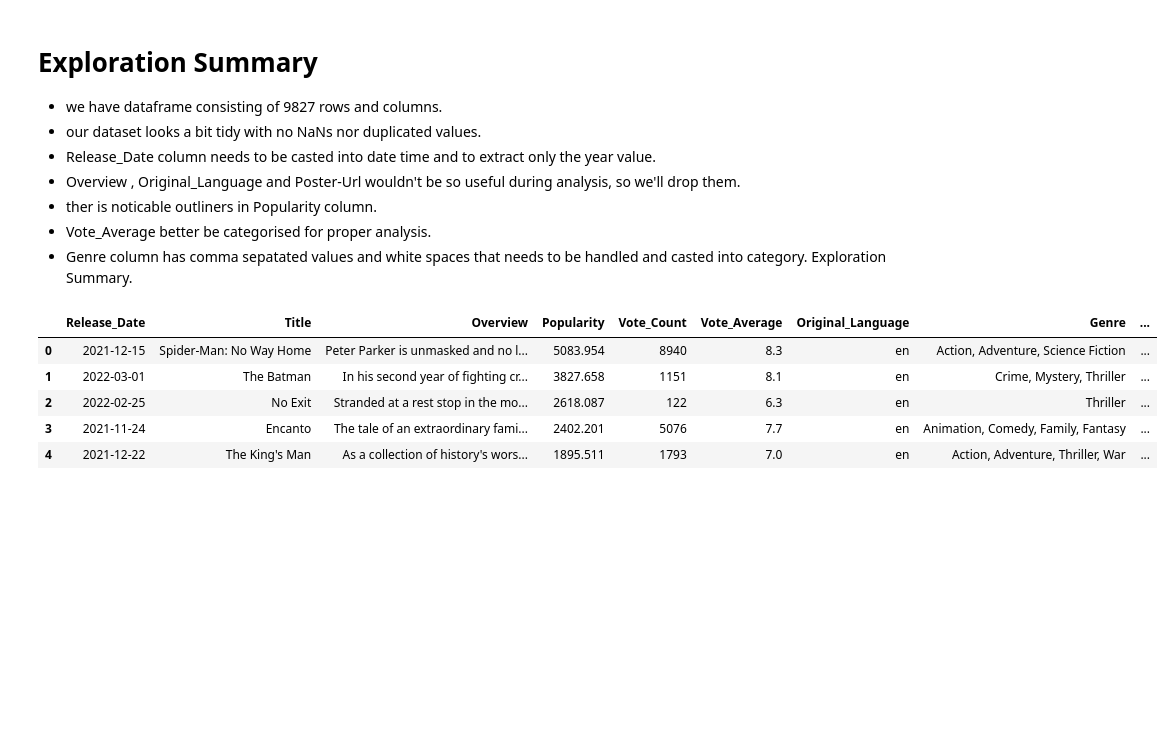
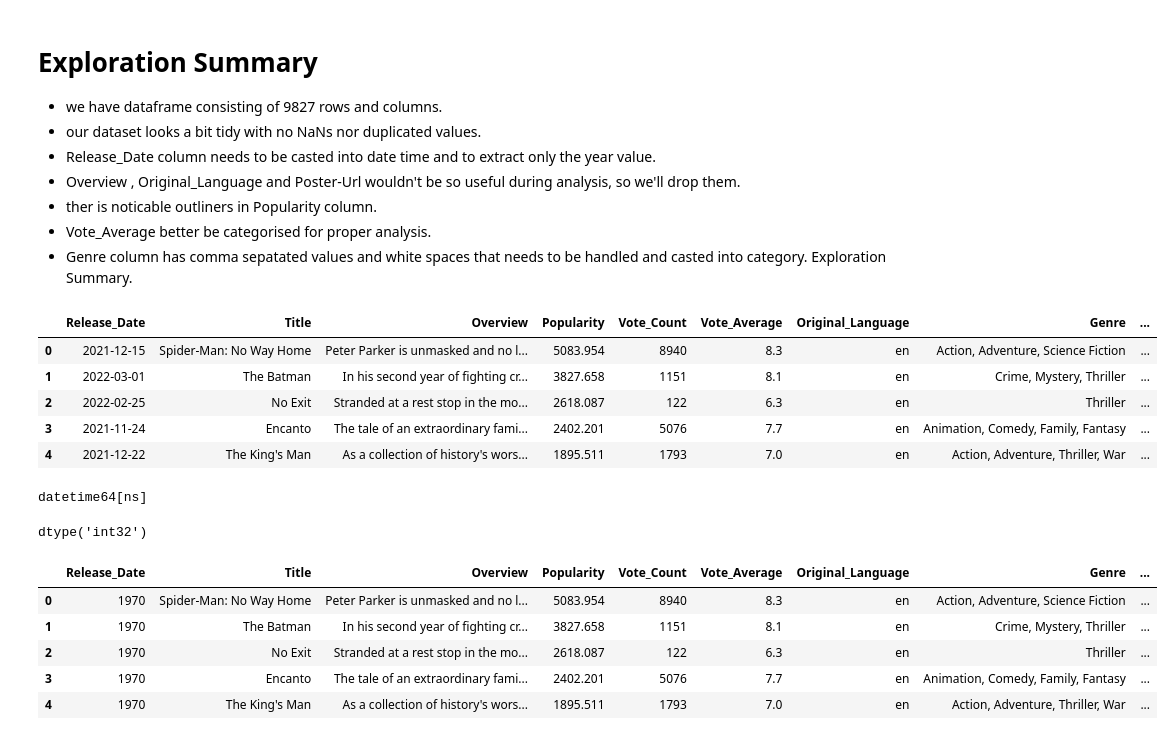
Before and after one commit to Roshanshres/netflix-data-analysis, a Jupyter notebook: netflix_data_analysis.ipynb, the cells around one changed output. Cells and saved outputs as stored; diff of their text form; code cells hidden in the pictures; blank space fills up the shorter version.

```diff
--- a/netflix_data_analysis.ipynb
+++ b/netflix_data_analysis.ipynb
@@ -92,6 +92,22 @@ df.head()
 | 3 | 2021-11-24 | Encanto | The tale of an extraordinary fami... | 2402.201 | 5076 | 7.7 | en | Animation, Comedy, Family, Fantasy | ... |
 | 4 | 2021-12-22 | The King's Man | As a collection of history's wors... | 1895.511 | 1793 | 7.0 | en | Action, Adventure, Thriller, War | ... |
 # %%
-
-df['Release_Date'] = pd.to_datetime(df[datetime])
-print(df['Release_Date'])
+df['Release_Date'] = pd.to_datetime(df['Release_Date'])
+print(df['Release_Date'].dtypes)
+#datetime data type
+# %% [output]
+datetime64[ns]
+# %%
+df['Release_Date'] = df['Release_Date'].dt.year
+df['Release_Date'].dtypes
+# %% [output]
+dtype('int32')
+# %%
+df.head()
+# %% [output]
+|  | Release_Date | Title | Overview | Popularity | Vote_Count | Vote_Average | Original_Language | Genre | ... |
+| 0 | 1970 | Spider-Man: No Way Home | Peter Parker is unmasked and no l... | 5083.954 | 8940 | 8.3 | en | Action, Adventure, Science Fiction | ... |
+| 1 | 1970 | The Batman | In his second year of fighting cr... | 3827.658 | 1151 | 8.1 | en | Crime, Mystery, Thriller | ... |
+| 2 | 1970 | No Exit | Stranded at a rest stop in the mo... | 2618.087 | 122 | 6.3 | en | Thriller | ... |
+| 3 | 1970 | Encanto | The tale of an extraordinary fami... | 2402.201 | 5076 | 7.7 | en | Animation, Comedy, Family, Fantasy | ... |
+| 4 | 1970 | The King's Man | As a collection of history's wors... | 1895.511 | 1793 | 7.0 | en | Action, Adventure, Thriller, War | ... |
```
